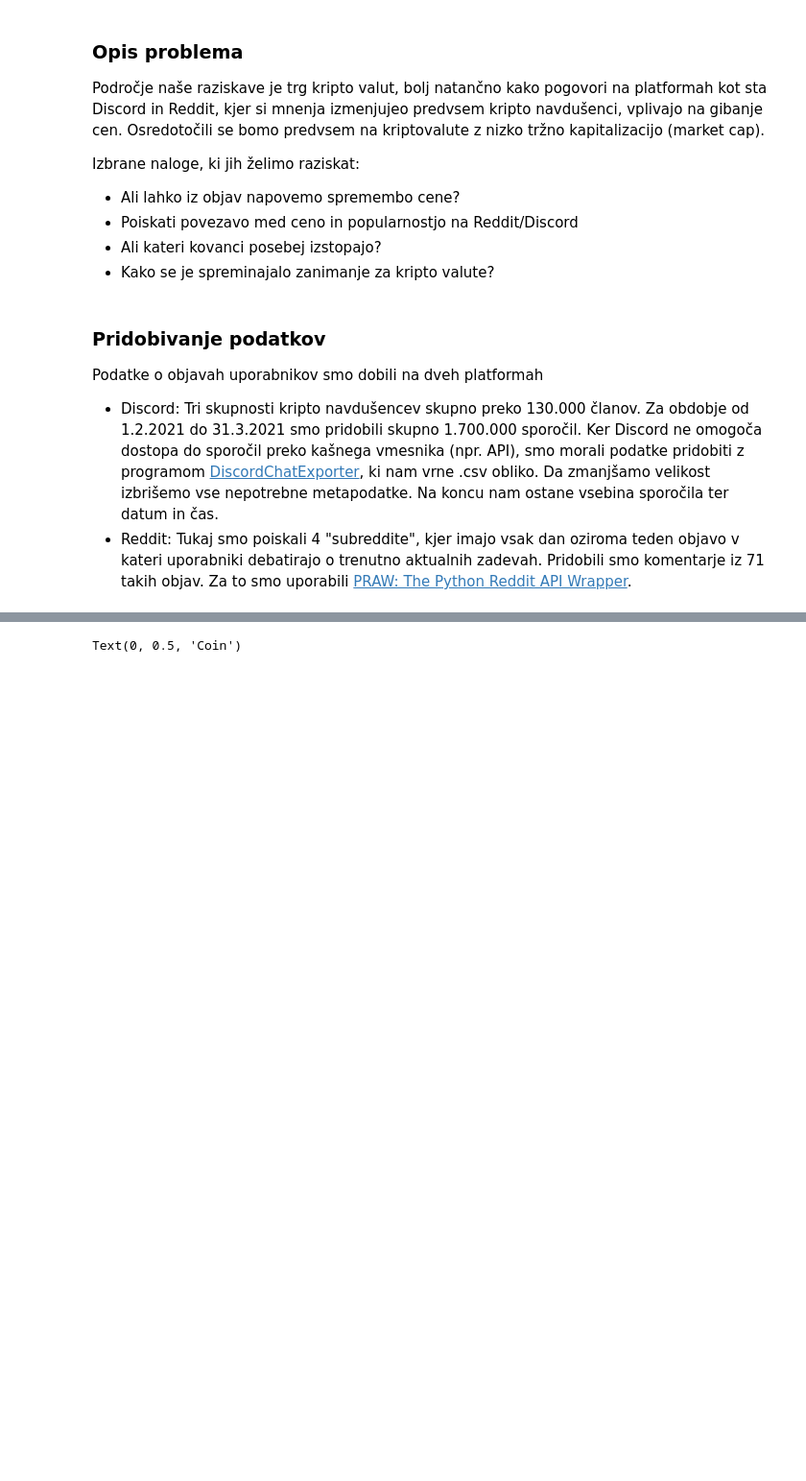
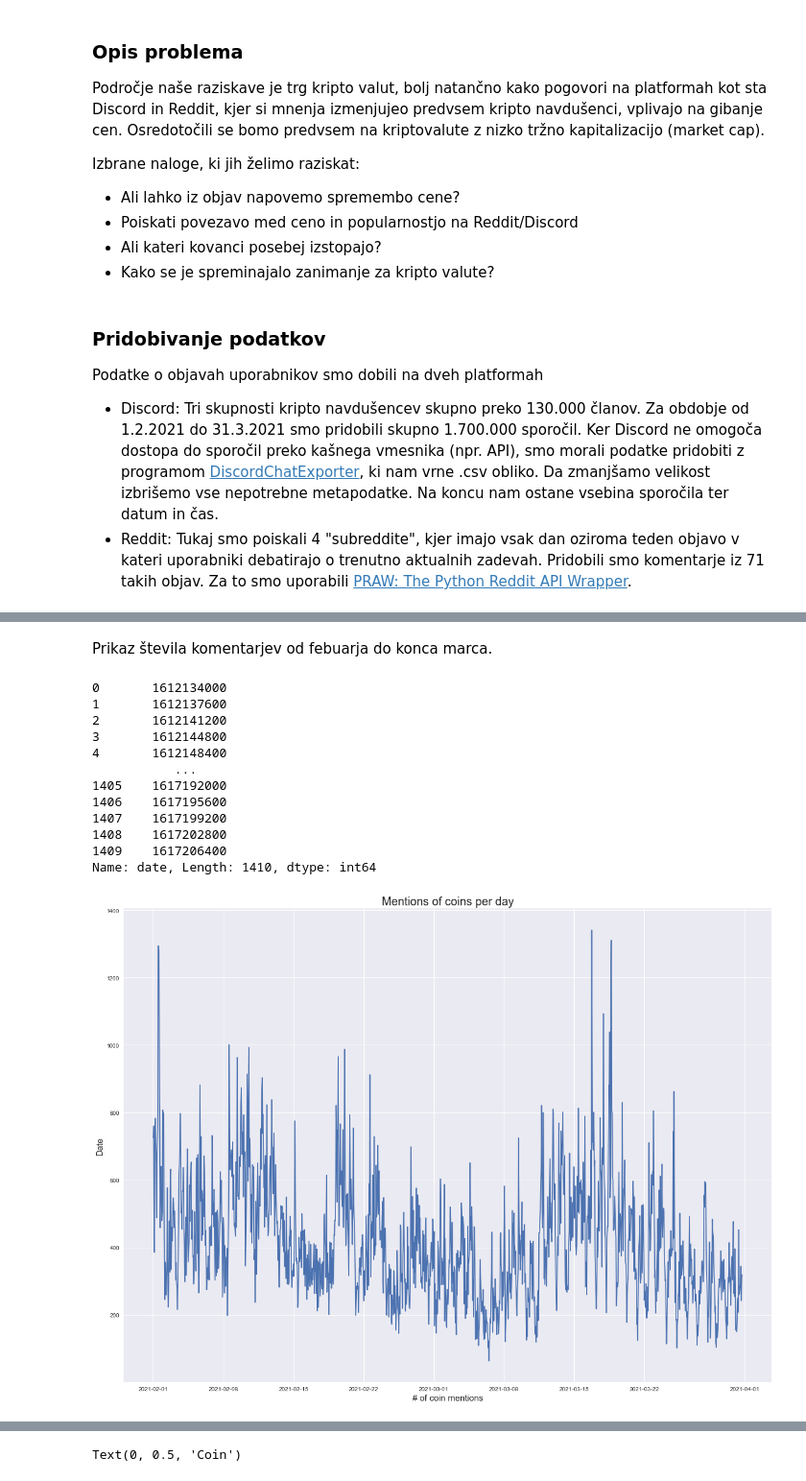
Before and after one commit to nikp00/PR21NPJSEP, a Jupyter notebook: report.ipynb, the cells around one changed output, grey strips where cells are left out. Shown at 96% size. Drawn from its saved outputs; the diff is of its cells as text; code cells hidden in the pictures; blank space fills up the shorter version.

```diff
--- a/report.ipynb
+++ b/report.ipynb
@@ -31,0 +28,13 @@ Podatke o objavah uporabnikov smo dobili na dveh platformah
+# %%
+import os
+import pandas as pd
+BASE_PATH = os.path.abspath(os.path.curdir)
+
+data_discord = pd.read_csv(os.path.join(BASE_PATH, "data", "posts", "discord", "CryptoCurrencyFeb2021.csv"))
+data_reddit = pd.read_csv(os.path.join(BASE_PATH, "data", "posts", "reddit", "CryptoMarkets", "weekly-discussion-megathread-march-14-2021-gmt0.csv"))
+
+print("Discord")
+print(data_discord[0:1], "\n")
+
+print("Reddit")
+print(data_reddit[0:1])
@@ -31,0 +49,32 @@ Podatke o objavah uporabnikov smo dobili na dveh platformah
+# %% [markdown]
+Prikaz števila komentarjev od febuarja do konca marca.
+# %%
+from datetime import datetime
+import matplotlib.dates as md
+count_all = pd.read_csv(os.path.join(BASE_PATH, "data", "date_count_all.csv"))
+
+dates=[datetime.fromtimestamp(ts) for ts in count_all["date"][0:1410]]
+fig, ax = plt.subplots(figsize=(20, 15))
+ax.plot(dates,count_all["count"][0:1410])
+ax.set_title("Mentions of coins per day", fontsize=TITLE_SIZE)
+ax.set_xlabel("# of coin mentions", fontsize=AXES_LABELS_SIZE)
+ax.set_ylabel("Date", fontsize=AXES_LABELS_SIZE)
+ax=plt.gca()
+xfmt = md.DateFormatter('%Y-%m-%d')
+ax.xaxis.set_major_formatter(xfmt)
+
+plt.show()
+# %% [output]
+0       1612134000
+1       1612137600
+2       1612141200
+3       1612144800
+4       1612148400
+           ...
+1405    1617192000
+1406    1617195600
+1407    1617199200
+1408    1617202800
+1409    1617206400
+Name: date, Length: 1410, dtype: int64
+[figure, added]
```
Also changed, not shown: parts of 10 cells of this notebook, 2 other files.
